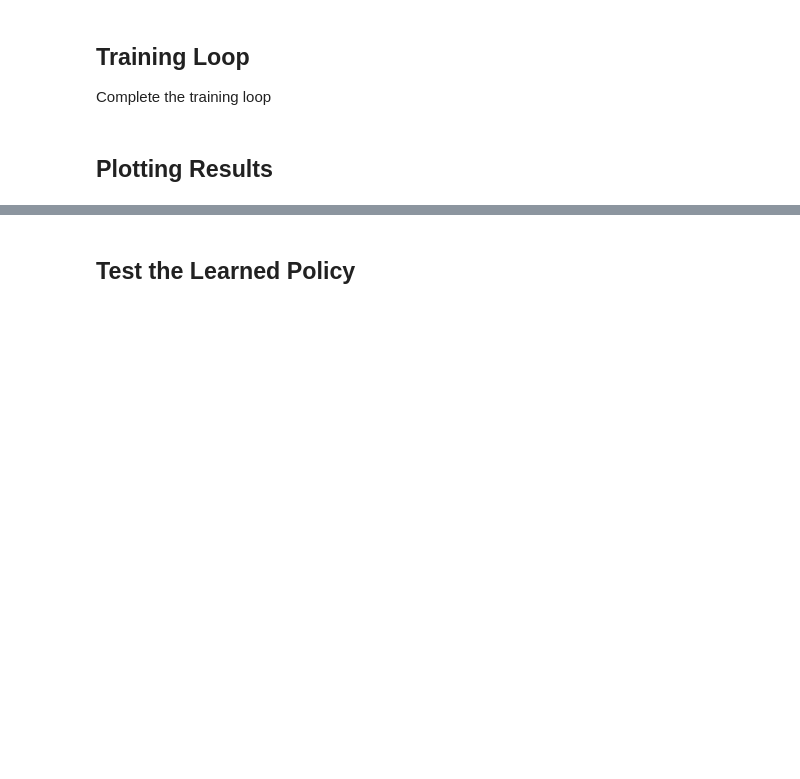
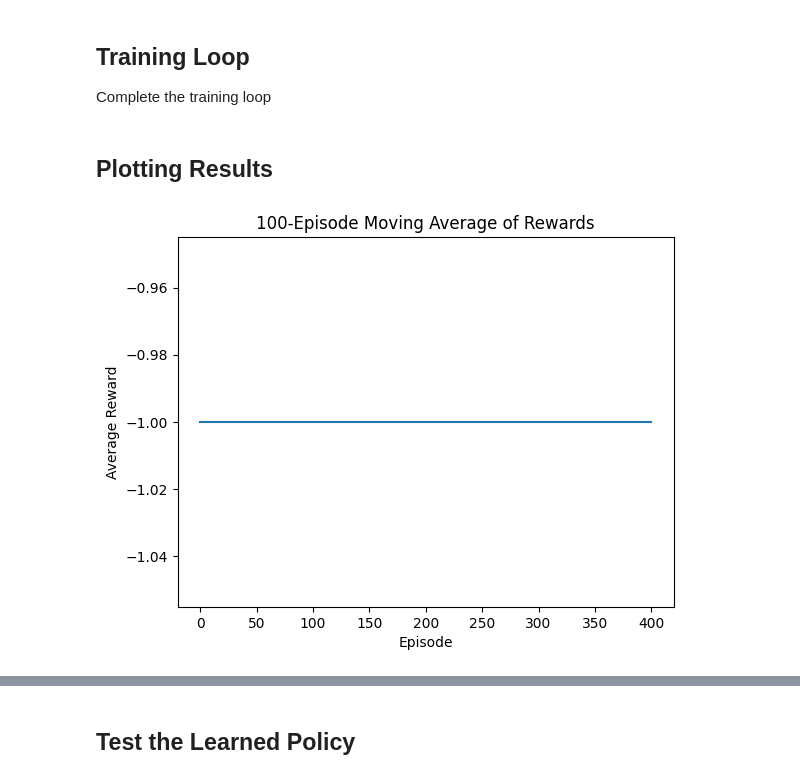
Before and after one commit to ujjwalyash/Battle-Of-The-Bots-SOC-2025, a Jupyter notebook: Week1/Week1_FrozenLake_Q_Learning.ipynb, the cells around one changed output, grey strips where cells are left out. Saved outputs shown, nothing was run; the diff lists cells and outputs as text; code cells hidden in the pictures; blank space fills up the shorter version.

Commit message:
Week 1 done

```diff
--- a/Week1/Week1_FrozenLake_Q_Learning.ipynb
+++ b/Week1/Week1_FrozenLake_Q_Learning.ipynb
@@ -30,25 +48,50 @@ Complete the training loop
 # %%
 def train_agent(episodes=2000, alpha=0.8, gamma=0.95, epsilon=1.0, decay=0.995):
     rewards = []
-    for ep in range(episodes):
+    for ep in tqdm.tqdm(range(episodes)):
         state = env.reset()[0]
         done = False
         total_reward = 0
+
+        # adding max steps very important without it the agent will just roam aroung leading very very slow training
+        steps = 0
+        greedy = False
+        # path = [[0, 0]]
+
         while not done:
-            pass
+
             #TODO select action
+            if np.random.rand() < epsilon:
+                action = env.action_space.sample()
+                greedy = True
+            else:
+                action = np.argmax(Q[state])
+                greedy = False
 
-            # next_state, reward, done, _, _ = env.step(action) #uncomment this after adding algo to choose action
+            # if (path[-1][1] - action) != 2:
+            #     path.append([state, action])
+            # else:
+            #     path.pop()
+
+            next_state, reward, done, truncated, _ = env.step(action) #uncomment this after adding algo to choose action_space_size
+
+            if done and reward == 0:
+                reward = -1
 
             #TODO Update The Q values
+            Q[state][action] = Q[state, action] + alpha*(reward + gamma*np.max(Q[next_state]) - Q[state, action])
+            # for choice in path:
+            #     Q[choice] = 1
 
-
-            # state = next_state
-            # total_reward += reward
+            state = next_state
+            total_reward += reward
+            steps += 1
 
         #TODO maybe try decaying epsilon between episodes
+        epsilon *= decay
+        # print(f"Episode: {ep+1}, Reward: {total_reward}")
 
-        #rewards.append(total_reward)
+        rewards.append(total_reward)
     return rewards
 # %% [markdown]
 ## Plotting Results
@@ -55,7 +104,12 @@ def train_agent(episodes=2000, alpha=0.8, gamma=0.95, epsilon=1.0, decay=0.995):
 # %%
-rewards = train_agent()
+Q = np.zeros((state_space_size, action_space_size))
+rewards = train_agent(episodes=500,gamma=0.95, alpha=0.8, decay=0.99)
 plt.plot(np.convolve(rewards, np.ones(100)/100, mode='valid'))
+# plt.plot(np.convolve(rewards, np.ones(100)/100, mode='valid'))
 plt.title("100-Episode Moving Average of Rewards")
 plt.xlabel("Episode")
 plt.ylabel("Average Reward")
 plt.show()
+# print(rewards[1000:1100])
+# %% [output]
+[figure, added]
```
Also changed, not shown: parts of 23 cells of this notebook, 4 other files.
